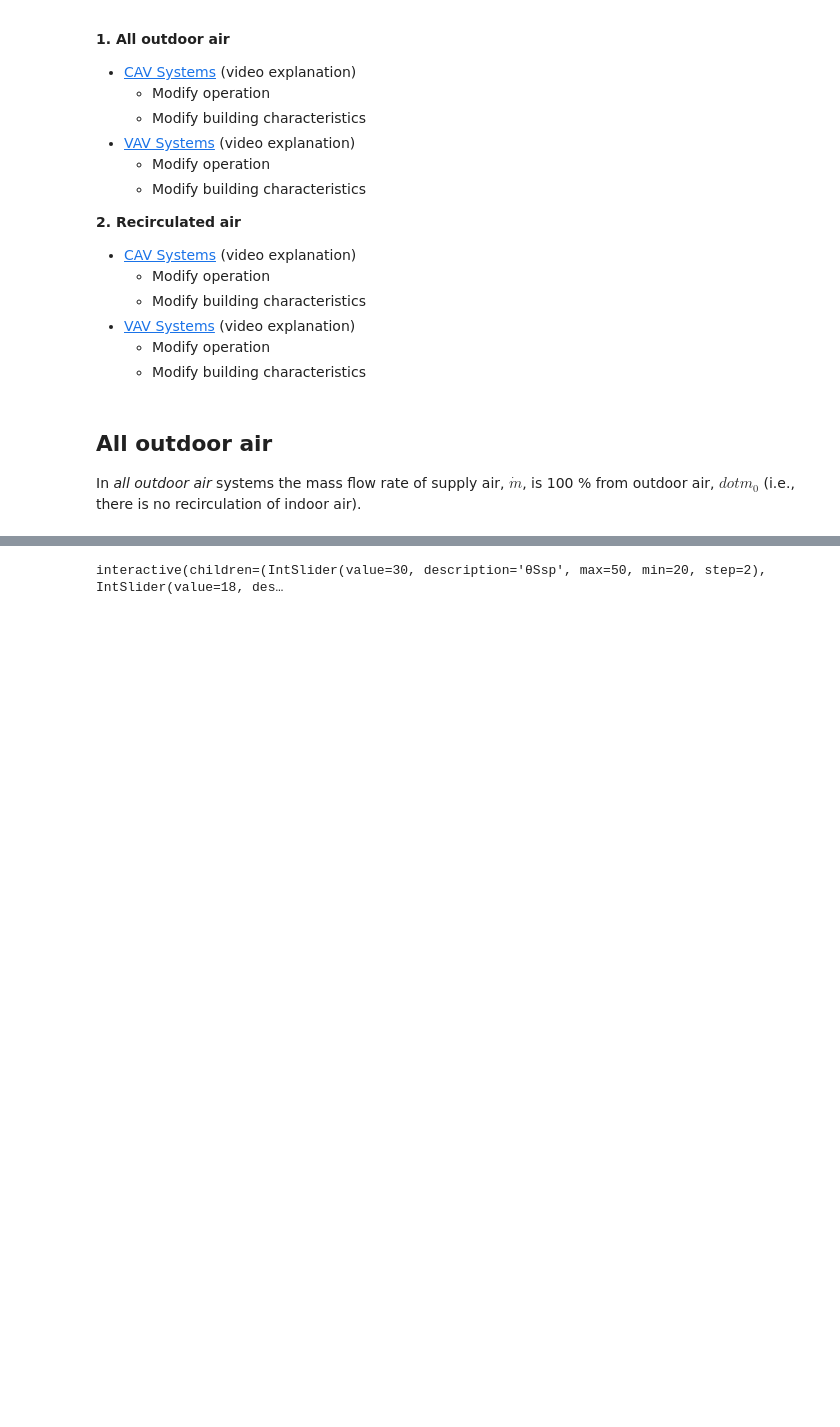
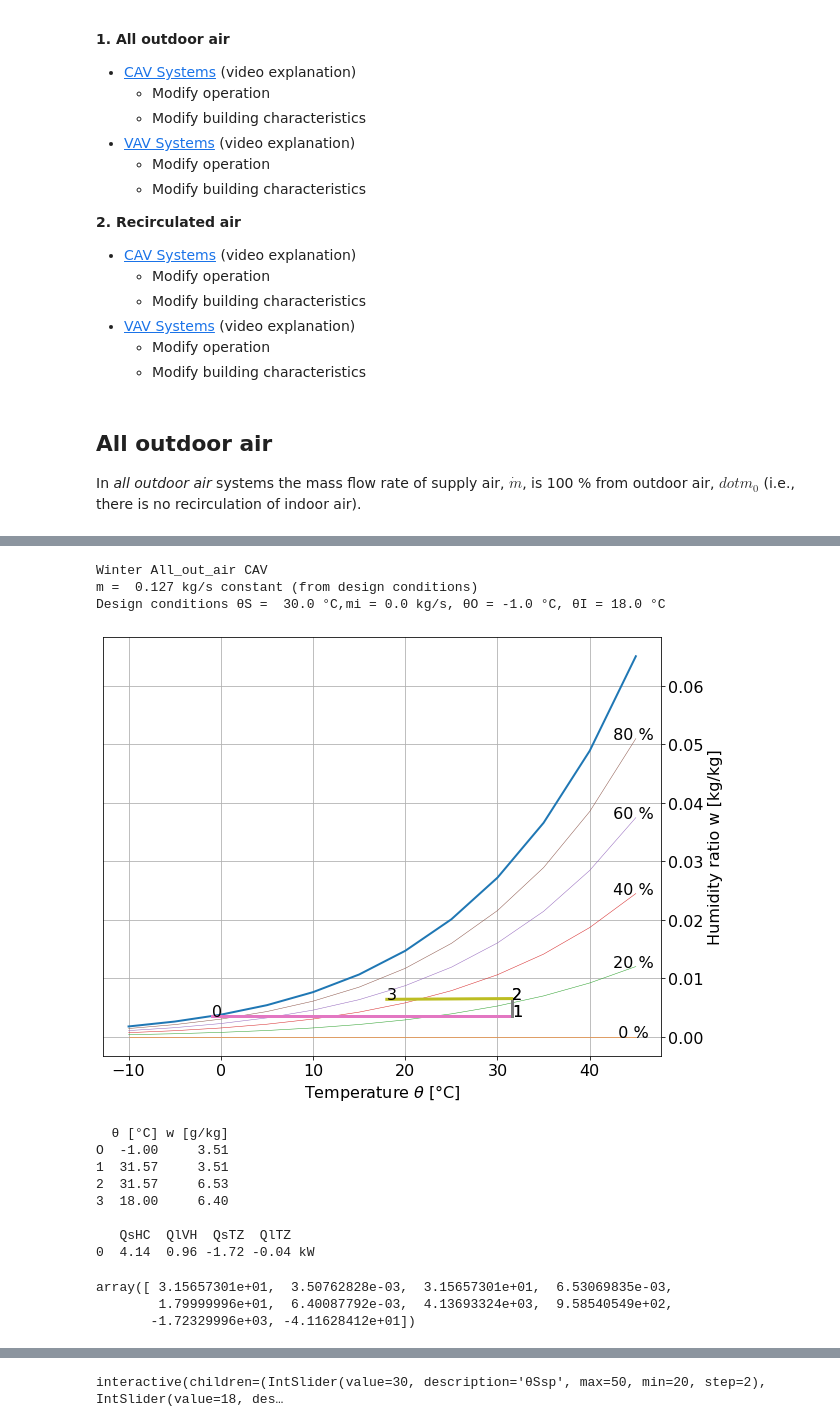
Before and after one commit to cghiaus/PsychroAn_tuto, a Jupyter notebook: T04_heat_va_hum.ipynb, the cells around one changed output, grey strips where cells are left out. Cells and saved outputs as stored; diff of their text form; code cells hidden in the pictures; blank space fills up the shorter version.

```diff
--- a/T04_heat_va_hum.ipynb
+++ b/T04_heat_va_hum.ipynb
@@ -47 +57,20 @@ In *all outdoor air* systems the mass flow rate of supply air, $\dot m$, is 100
+# %%
+va_hum.AllOutAirCAV(θS=30, θIsp=18, φIsp=0.5, θO=-1, φO=1,
+                    Qsa=0, Qla=0, mi=0.0057, UA=85.0)
+# %% [output]
+Winter All_out_air CAV
+m =  0.127 kg/s constant (from design conditions)
+Design conditions θS =  30.0 °C,mi = 0.0 kg/s, θO = -1.0 °C, θI = 18.0 °C
+[figure, added]
+  θ [°C] w [g/kg]
+O  -1.00     3.51
+1  31.57     3.51
+2  31.57     6.53
+3  18.00     6.40
+
+   QsHC  QlVH  QsTZ  QlTZ
+0  4.14  0.96 -1.72 -0.04 kW
+array([ 3.15657301e+01,  3.50762828e-03,  3.15657301e+01,  6.53069835e-03,
+        1.79999996e+01,  6.40087792e-03,  4.13693324e+03,  9.58540549e+02,
+       -1.72329996e+03, -4.11628412e+01])
 # %% [markdown]
```
Also changed, not shown: parts of 24 cells of this notebook.
